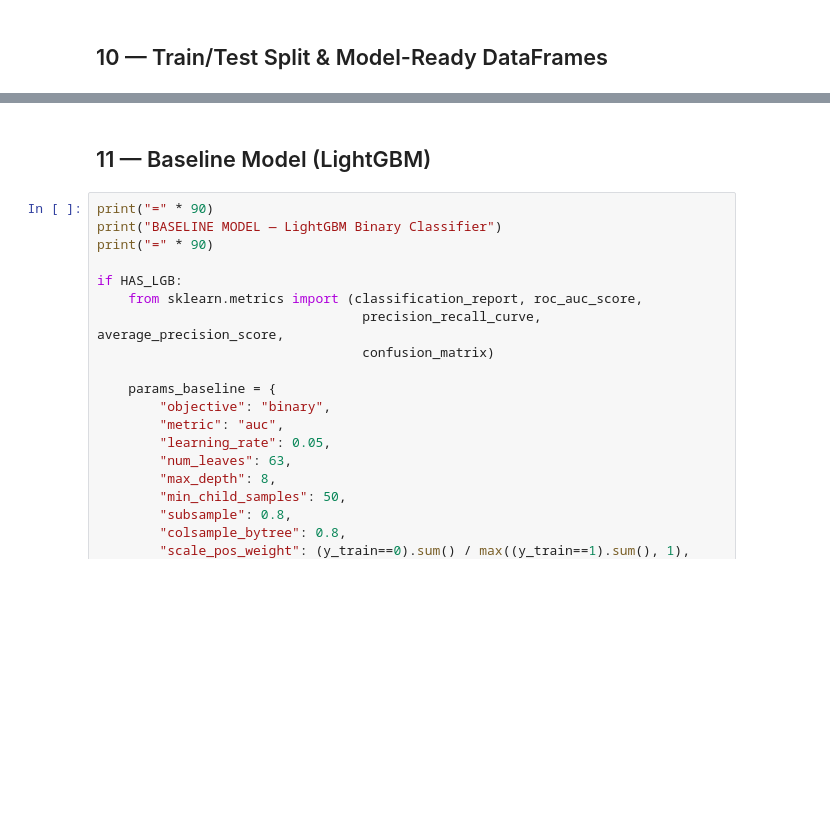
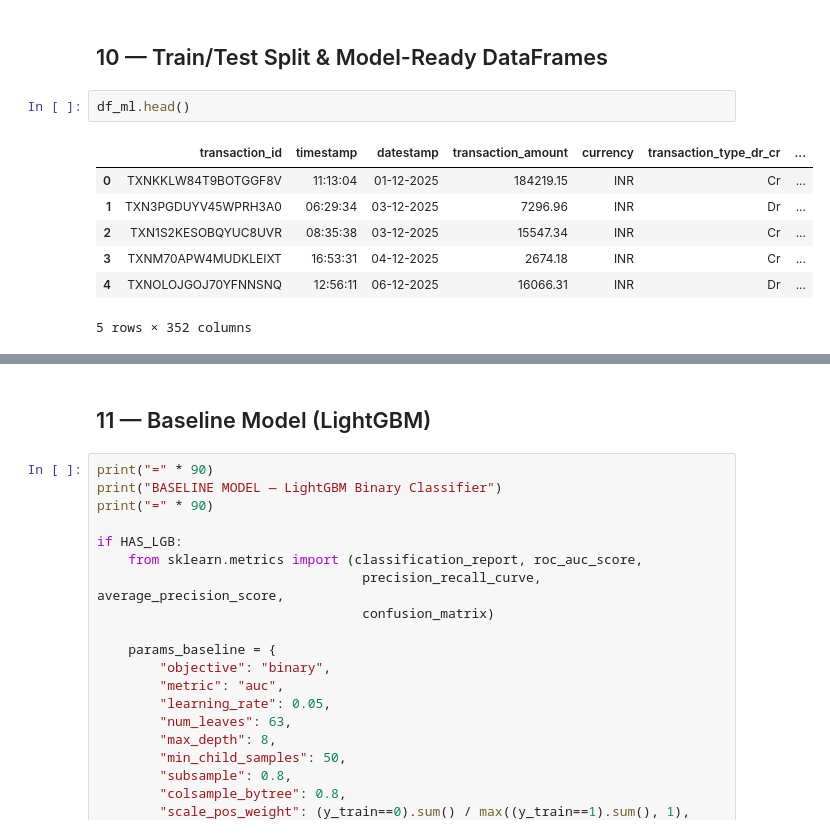
Before and after one commit to gowda-lokesh/smartsentry_aml_model, a Jupyter notebook: python_scripts/04__aml_ml_preparation.ipynb, the cells around one changed output, grey strips where cells are left out. Drawn from its saved outputs; the diff is of its cells as text; blank space fills up the shorter version.

```diff
--- a/python_scripts/04__aml_ml_preparation.ipynb
+++ b/python_scripts/04__aml_ml_preparation.ipynb
@@ -551,5 +952,15 @@ print(f"\n  Saved: {OUTPUT_DIR}/selected_features.txt")
 # %% [markdown]
 ## 10 — Train/Test Split & Model-Ready DataFrames
+# %%
+df_ml.head()
+# %% [output]
+|  | transaction_id | timestamp | datestamp | transaction_amount | currency | transaction_type_dr_cr | ... |
+| 0 | TXNKKLW84T9BOTGGF8V | 11:13:04 | 01-12-2025 | 184219.15 | INR | Cr | ... |
+| 1 | TXN3PGDUYV45WPRH3A0 | 06:29:34 | 03-12-2025 | 7296.96 | INR | Dr | ... |
+| 2 | TXN1S2KESOBQYUC8UVR | 08:35:38 | 03-12-2025 | 15547.34 | INR | Cr | ... |
+| 3 | TXNM70APW4MUDKLEIXT | 16:53:31 | 04-12-2025 | 2674.18 | INR | Cr | ... |
+| 4 | TXNOLOJGOJ70YFNNSNQ | 12:56:11 | 06-12-2025 | 16066.31 | INR | Dr | ... |
+5 rows × 352 columns
 # %%
 print("=" * 90)
 print("TRAIN/TEST SPLIT & MODEL-READY DATAFRAMES")
```
Also changed, not shown: parts of 14 cells of this notebook, 22 other files.
